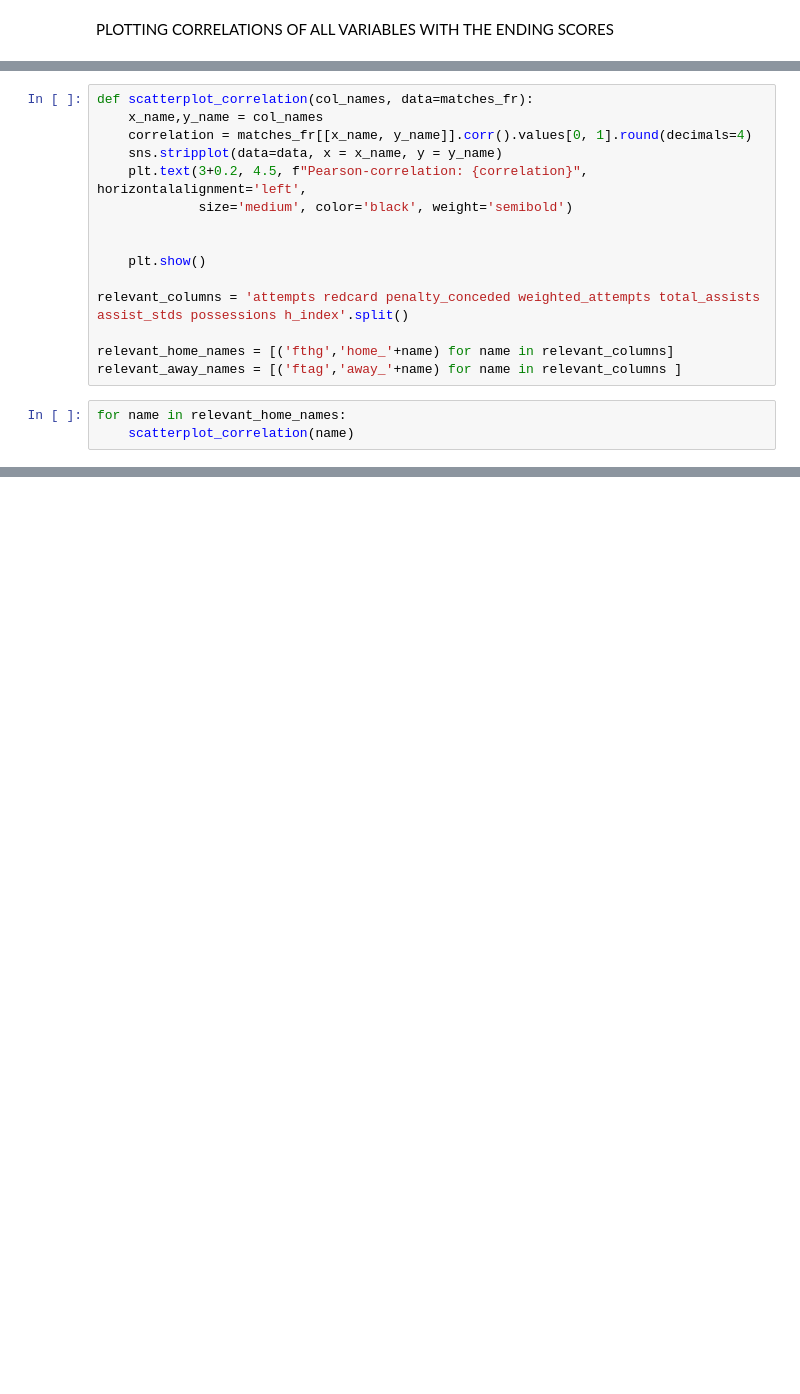
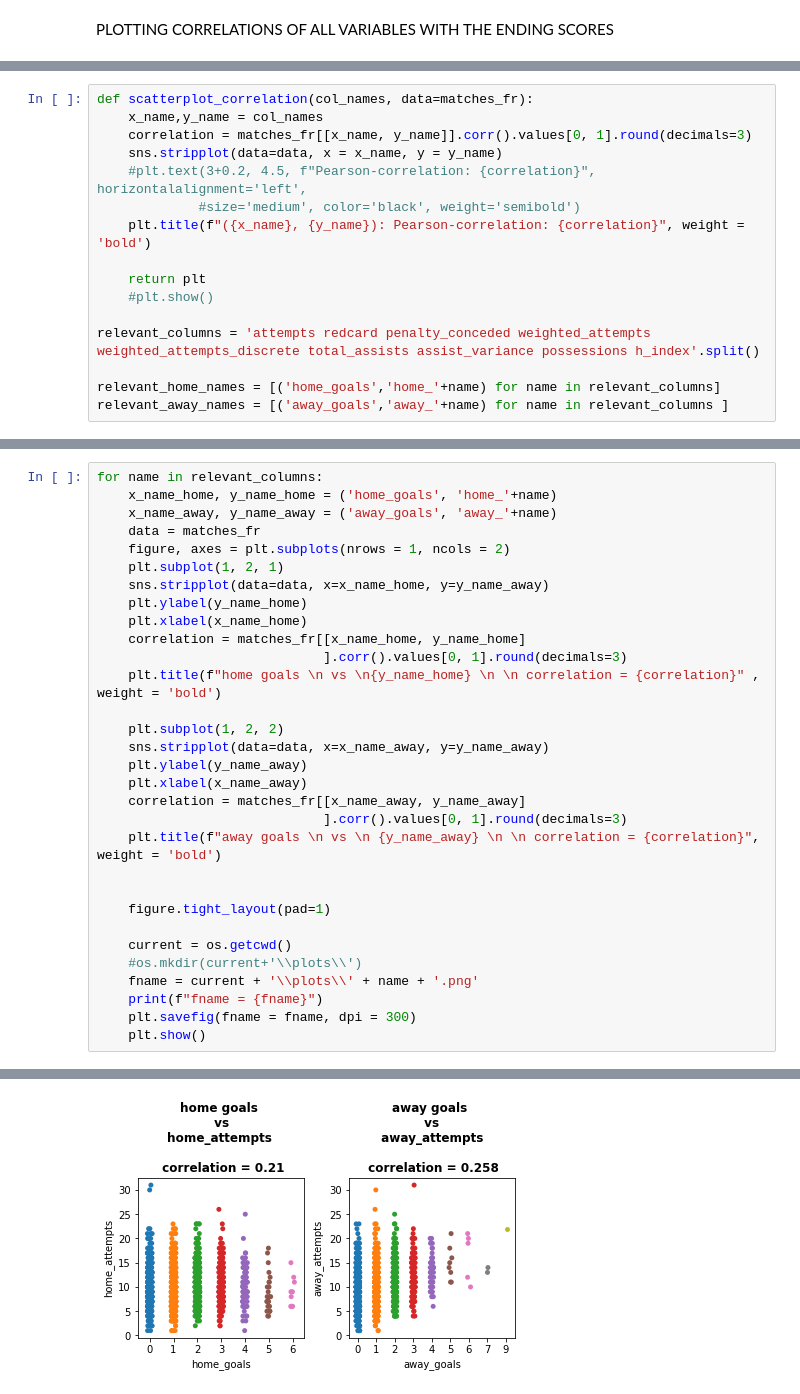
Before and after one commit to Khashayarsha/events_analysis, a Jupyter notebook: src/features/exploratory_notebook.ipynb, the cells around one changed output, grey strips where cells are left out. Saved outputs shown, nothing was run; the diff lists cells and outputs as text; blank space fills up the shorter version.

```diff
--- a/src/features/exploratory_notebook.ipynb
+++ b/src/features/exploratory_notebook.ipynb
@@ -484,18 +504,16 @@ a.corr()
 # %%
 def scatterplot_correlation(col_names, data=matches_fr):
     x_name,y_name = col_names
-    correlation = matches_fr[[x_name, y_name]].corr().values[0, 1].round(decimals=4)
+    correlation = matches_fr[[x_name, y_name]].corr().values[0, 1].round(decimals=3)
     sns.stripplot(data=data, x = x_name, y = y_name)
-    plt.text(3+0.2, 4.5, f"Pearson-correlation: {correlation}", horizontalalignment='left',
-             size='medium', color='black', weight='semibold')
+    #plt.text(3+0.2, 4.5, f"Pearson-correlation: {correlation}", horizontalalignment='left',
+             #size='medium', color='black', weight='semibold')
+    plt.title(f"({x_name}, {y_name}): Pearson-correlation: {correlation}", weight = 'bold')
 
+    return plt
+    #plt.show()
 
-    plt.show()
+relevant_columns = 'attempts redcard penalty_conceded weighted_attempts weighted_attempts_discrete total_assists assist_variance possessions h_index'.split()
 
-relevant_columns = 'attempts redcard penalty_conceded weighted_attempts total_assists assist_stds possessions h_index'.split()
-
-relevant_home_names = [('fthg','home_'+name) for name in relevant_columns]
-relevant_away_names = [('ftag','away_'+name) for name in relevant_columns ]
+relevant_home_names = [('home_goals','home_'+name) for name in relevant_columns]
+relevant_away_names = [('away_goals','away_'+name) for name in relevant_columns ]
-# %%
-for name in relevant_home_names:
-    scatterplot_correlation(name)
@@ -510,0 +520,32 @@ for name in relevant_home_names:
+# %%
+for name in relevant_columns:
+    x_name_home, y_name_home = ('home_goals', 'home_'+name)
+    x_name_away, y_name_away = ('away_goals', 'away_'+name)
+    data = matches_fr
+    figure, axes = plt.subplots(nrows = 1, ncols = 2)
+    plt.subplot(1, 2, 1)
+    sns.stripplot(data=data, x=x_name_home, y=y_name_away)
+    plt.ylabel(y_name_home)
+    plt.xlabel(x_name_home)
+    correlation = matches_fr[[x_name_home, y_name_home]
+                             ].corr().values[0, 1].round(decimals=3)
+    plt.title(f"home goals \n vs \n{y_name_home} \n \n correlation = {correlation}" , weight = 'bold')
+
+    plt.subplot(1, 2, 2)
+    sns.stripplot(data=data, x=x_name_away, y=y_name_away)
+    plt.ylabel(y_name_away)
+    plt.xlabel(x_name_away)
+    correlation = matches_fr[[x_name_away, y_name_away]
+                             ].corr().values[0, 1].round(decimals=3)
+    plt.title(f"away goals \n vs \n {y_name_away} \n \n correlation = {correlation}", weight = 'bold')
+
+
+    figure.tight_layout(pad=1)
+
+    current = os.getcwd()
+    #os.mkdir(current+'\\plots\\')
+    fname = current + '\\plots\\' + name + '.png'
+    print(f"fname = {fname}")
+    plt.savefig(fname = fname, dpi = 300)
+    plt.show()
+# %% [output]
@@ -510,0 +553 @@ for name in relevant_home_names:
+[figure, added]
```
Also changed, not shown: parts of 15 cells of this notebook, 6 other files.
